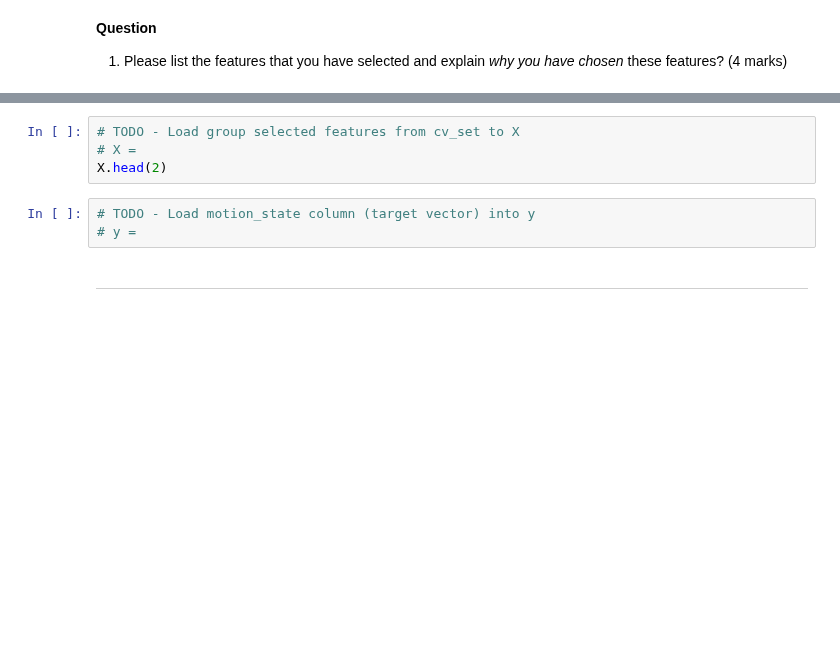
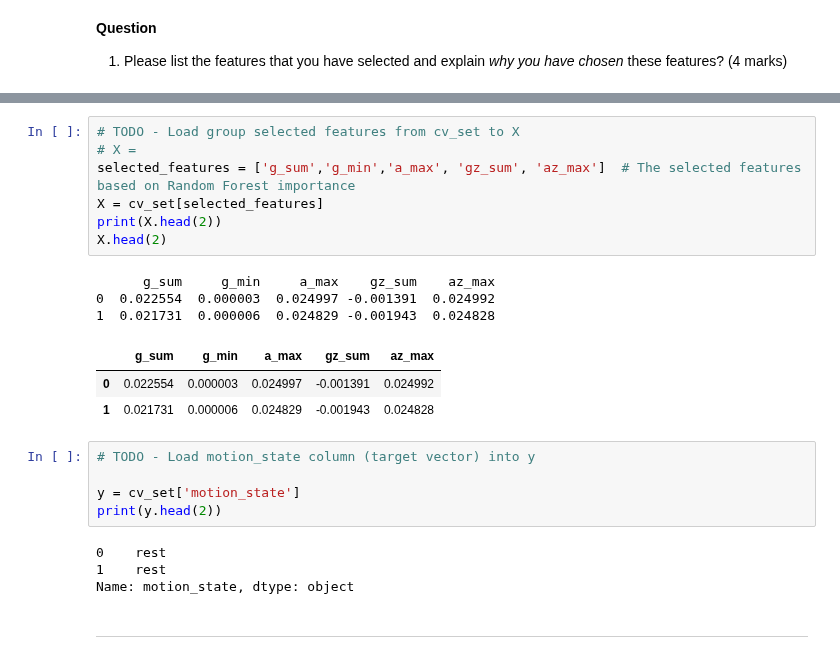
Before and after one commit to emallie-morinbarich/engg680_2024_fall, a Jupyter notebook: Lab_Assignment4/Assignment 4.ipynb, the cells around one changed output, grey strips where cells are left out. Cells and saved outputs as stored; diff of their text form; blank space fills up the shorter version.

```diff
--- a/Lab_Assignment4/Assignment 4.ipynb
+++ b/Lab_Assignment4/Assignment 4.ipynb
@@ -796,10 +845,26 @@ ___
 # %%
 # TODO - Load group selected features from cv_set to X
 # X =
+selected_features = ['g_sum','g_min','a_max', 'gz_sum', 'az_max']  # The selected features based on Random Forest importance
+X = cv_set[selected_features]
+print(X.head(2))
 X.head(2)
+# %% [output]
+      g_sum     g_min     a_max    gz_sum    az_max
+0  0.022554  0.000003  0.024997 -0.001391  0.024992
+1  0.021731  0.000006  0.024829 -0.001943  0.024828
+|  | g_sum | g_min | a_max | gz_sum | az_max |
+| 0 | 0.022554 | 0.000003 | 0.024997 | -0.001391 | 0.024992 |
+| 1 | 0.021731 | 0.000006 | 0.024829 | -0.001943 | 0.024828 |
 # %%
 # TODO - Load motion_state column (target vector) into y
-# y =
+
+y = cv_set['motion_state']
+print(y.head(2))
+# %% [output]
+0    rest
+1    rest
+Name: motion_state, dtype: object
 # %% [markdown]
 ___
 # %% [markdown]
```
Also changed, not shown: parts of 38 cells of this notebook.
